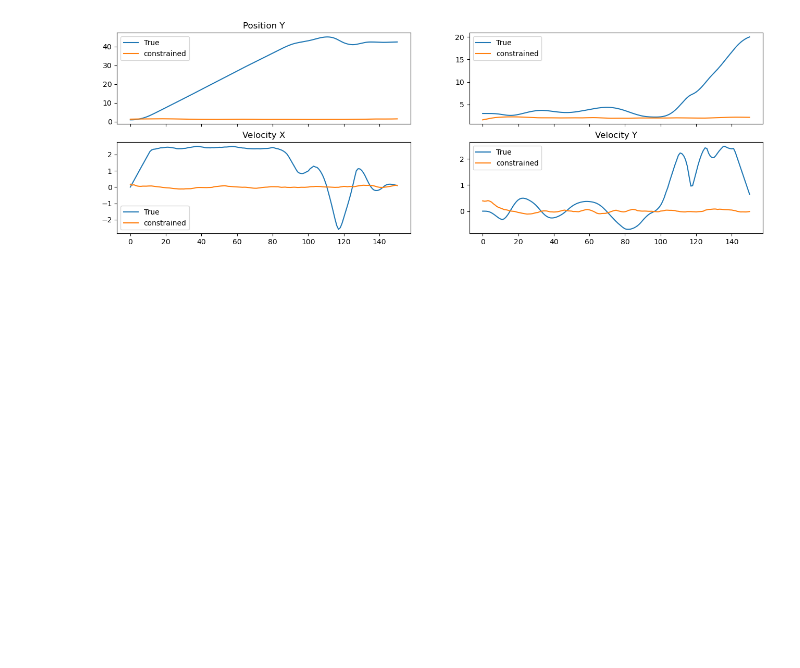
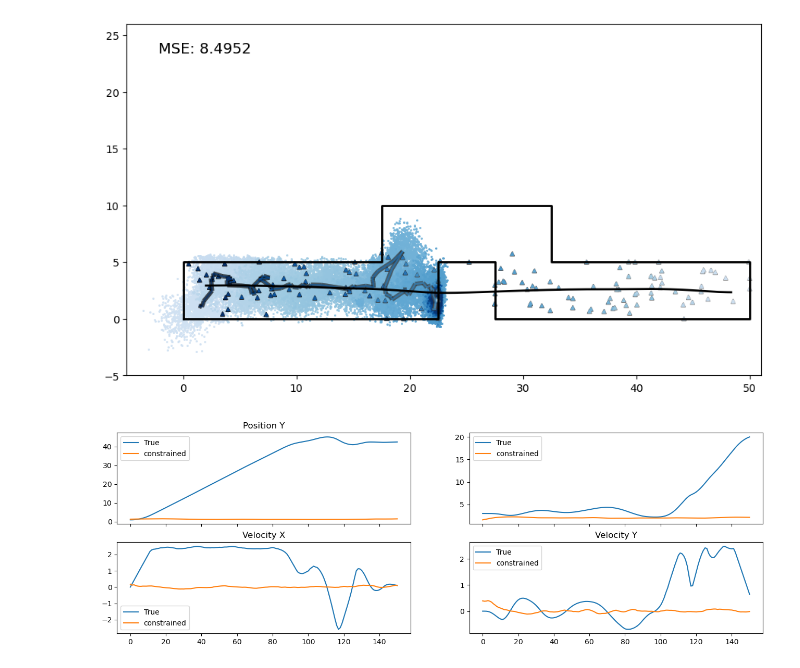
Before and after one commit to AndersGMadsen/bayesian-state-space-models, a Jupyter notebook: constrained_particle.ipynb, the cells around one changed output. Saved outputs shown, nothing was run; the diff lists cells and outputs as text; code cells hidden in the pictures; blank space fills up the shorter version.

```diff
--- a/constrained_particle.ipynb
+++ b/constrained_particle.ipynb
@@ -303,3 +410,18 @@ plot_particle(states, state_estimates_smoothed_con, measurements, particle_histo
+# %%
+c = make_point_in_polygon(line_segments[0])
+# %%
+new_measurements = np.zeros((len(measurements), 2))
+for i in range(len(measurements)):
+    x, y = measurements[i, :]
+    new_measurements[i, :] = nearest_point(x, y, c)
+# %%
+particle_filter_3 = PF_CONSTRAINED(f, h, Q, R, c, dim_m = 4, dim_y = 2, constrained_method='accept_reject', distribution='normal', N = 1000)
+state_estimates_con_3, cov_estimates_con_3, particle_history_con_3, weights_history_con_3, resampled_history_con_3 = particle_filter.filter(new_measurements, verbose=True)
+state_estimates_smoothed_con_3, cov_estimates_smoothed_con_3 = particle_filter.smoother(state_estimates_con_3, cov_estimates_con_3, particle_history_con_3, weights_history_con_3, verbose=True)
+# %%
+plot_particle(states, state_estimates_con_3, new_measurements, particle_history_con_3, line_segments)
+# %% [output]
+[figure, added]
 # %%
 fig, ax = plt.subplots(2, 2, figsize=(16, 5), sharex=True)
 ax[0, 0].plot(states[:, 0], label='True')
```
Also changed, not shown: parts of 15 cells of this notebook, 3 other files.
